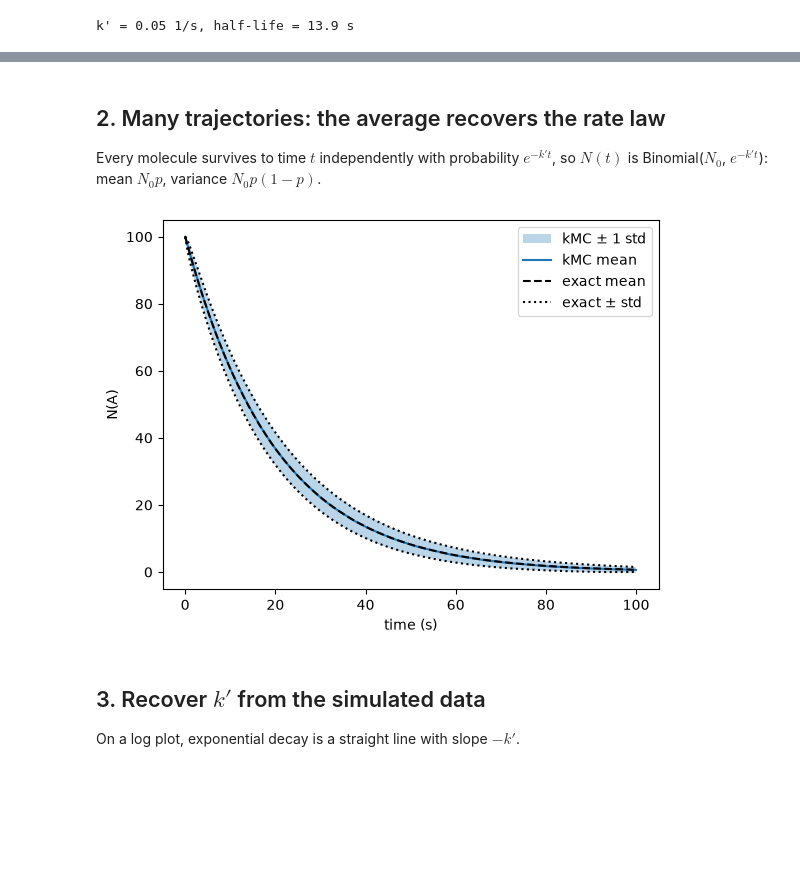
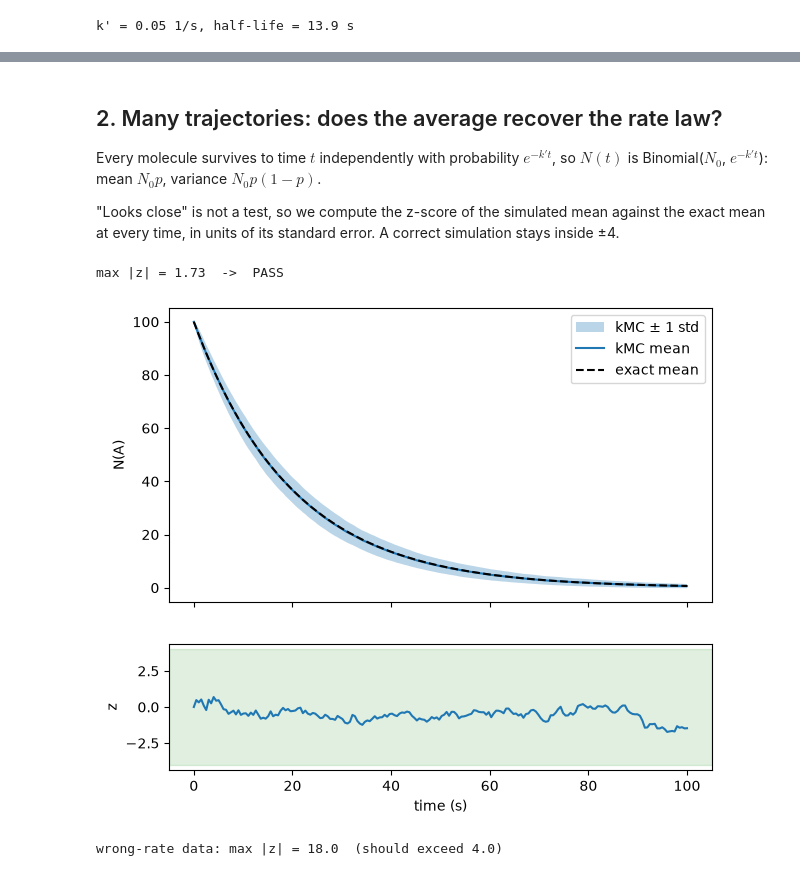
Before and after one commit to vanillabuttercup11/gillespie-decay, a Jupyter notebook: gillespie_decay.ipynb, the cells around one changed output, grey strips where cells are left out. Drawn from its saved outputs; the diff is of its cells as text; code cells hidden in the pictures; blank space fills up the shorter version.

```diff
--- a/gillespie_decay.ipynb
+++ b/gillespie_decay.ipynb
@@ -49,19 +51,27 @@ last event time: 178.4 s
 # %% [markdown]
-## 2. Many trajectories: the average recovers the rate law
+## 2. Many trajectories: does the average recover the rate law?
 Every molecule survives to time $t$ independently with probability $e^{-k't}$, so $N(t)$ is Binomial($N_0$, $e^{-k't}$): mean $N_0 p$, variance $N_0 p (1-p)$.
+
+"Looks close" is not a test, so we compute the z-score of the simulated mean against the exact mean at every time, in units of its standard error. A correct simulation stays inside ±4.
 # %%
 grid = np.linspace(0, 100, 200)
 ens = simulate_ensemble(N0, K_EFF, n_runs=500, grid=grid, seed=1)
 mean, std = ens.mean(axis=0), ens.std(axis=0, ddof=1)
+z = standardized_residuals(ens, grid, N0, K_EFF)
+print(f"max |z| = {np.abs(z).max():.2f}  ->  {'PASS' if np.abs(z).max() < Z_TOLERANCE else 'FAIL'}")
 
-plt.fill_between(grid, mean-std, mean+std, alpha=0.3, label="kMC ± 1 std")
-plt.plot(grid, mean, label="kMC mean")
-plt.plot(grid, analytical_mean(grid, N0, K_EFF), "k--", label="exact mean")
-plt.plot(grid, analytical_mean(grid, N0, K_EFF) + analytical_std(grid, N0, K_EFF), "k:", label="exact ± std")
-plt.plot(grid, np.clip(analytical_mean(grid, N0, K_EFF) - analytical_std(grid, N0, K_EFF), 0, None), "k:")
-plt.xlabel("time (s)"); plt.ylabel("N(A)"); plt.legend(); plt.show()
+fig, (ax, axz) = plt.subplots(2, 1, figsize=(7, 6), sharex=True, gridspec_kw={"height_ratios": [3, 1.3]})
+ax.fill_between(grid, mean-std, mean+std, alpha=0.3, label="kMC ± 1 std")
+ax.plot(grid, mean, label="kMC mean")
+ax.plot(grid, analytical_mean(grid, N0, K_EFF), "k--", label="exact mean")
+ax.set_ylabel("N(A)"); ax.legend()
+axz.axhspan(-Z_TOLERANCE, Z_TOLERANCE, color="green", alpha=0.12)
+axz.plot(grid, z); axz.set_ylabel("z"); axz.set_xlabel("time (s)"); plt.show()
+
+# The same check applied to data from a rate 10% too high must FAIL:
+bad = simulate_ensemble(N0, 1.10*K_EFF, n_runs=500, grid=grid, seed=1)
+print(f"wrong-rate data: max |z| = {np.abs(standardized_residuals(bad, grid, N0, K_EFF)).max():.1f}  (should exceed {Z_TOLERANCE})")
 # %% [output]
+max |z| = 1.73  ->  PASS
-[figure, old version]
+[figure, new version]
+wrong-rate data: max |z| = 18.0  (should exceed 4.0)
-# %% [markdown]
-## 3. Recover $k'$ from the simulated data
-On a log plot, exponential decay is a straight line with slope $-k'$.
```
Also changed, not shown: parts of 13 cells of this notebook, 9 other files.
